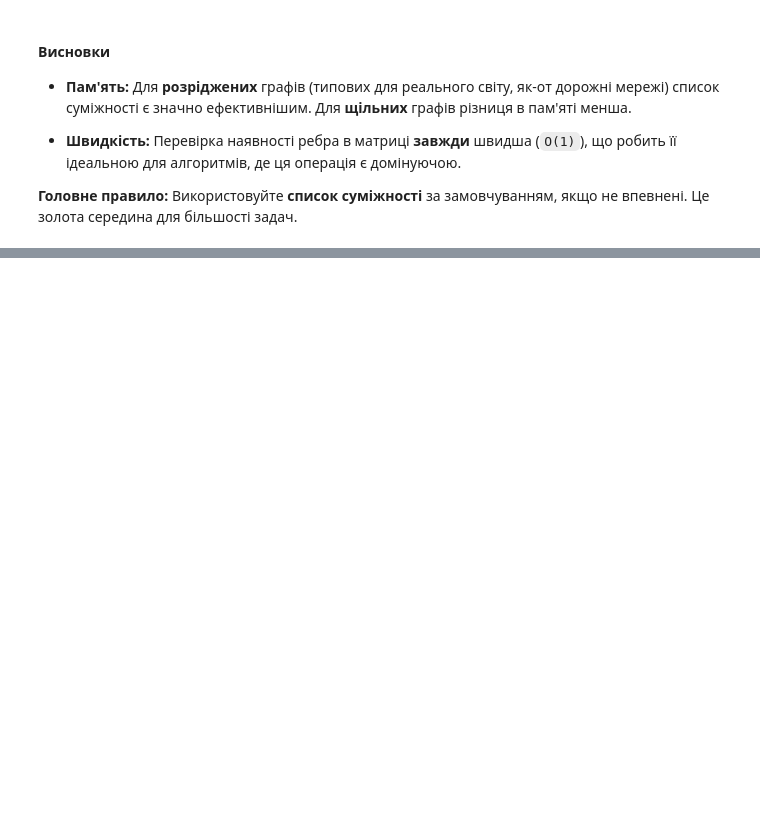
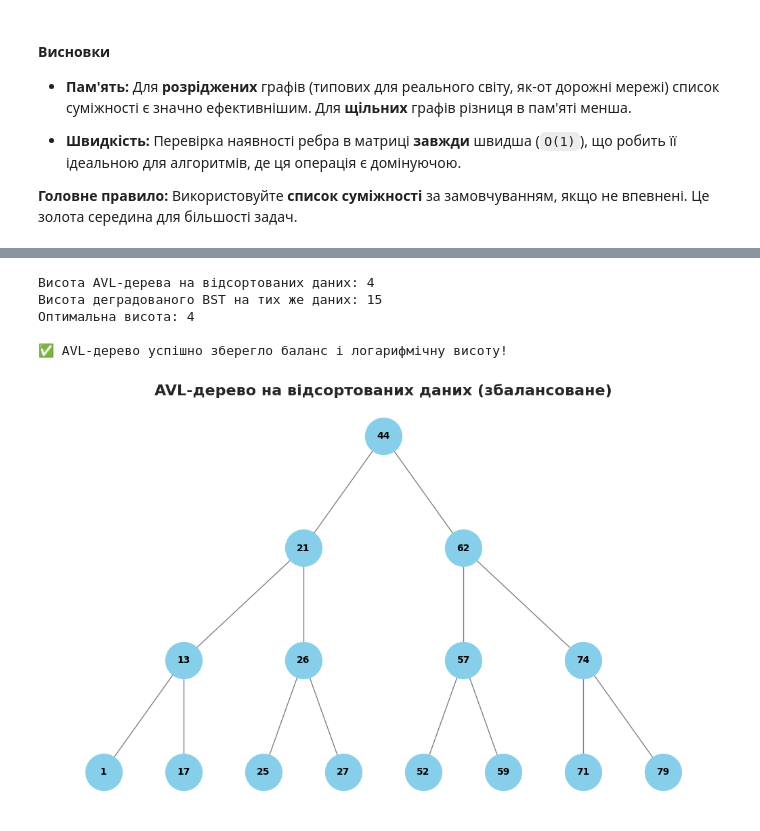
Before and after one commit to yevheniihorbatyuk/design_and_analysis_of_algorithms_hands_on_content, a Jupyter notebook: projects/week_02/main_notebook.ipynb, the cells around one changed output, grey strips where cells are left out. Drawn from its saved outputs; the diff is of its cells as text; code cells hidden in the pictures; blank space fills up the shorter version.

```diff
--- a/projects/week_02/notebook_v2.ipynb
+++ b/projects/week_02/main_notebook.ipynb
@@ -773,0 +961,29 @@ styled_df
+# %%
+# =============================================================================
+# Клітинка 13: AVL-дерево як вирішення проблеми деградації
+# =============================================================================
+from src.data_structures.trees import AVLTree
+
+# Використовуємо ті самі відсортовані дані, що спричинили деградацію BST
+avl_tree = AVLTree()
+for item in data_sorted:
+    avl_tree.insert(item)
+
+height_avl = avl_tree.get_height()
+
+print(f"Висота AVL-дерева на відсортованих даних: {height_avl}")
+print(f"Висота деградованого BST на тих же даних: {height_sorted}")
+print(f"Оптимальна висота: {optimal_height}")
+print("\n✅ AVL-дерево успішно зберегло баланс і логарифмічну висоту!")
+
+# Візуалізація збалансованого дерева
+fig_avl = TreeVisualizer.draw_tree(avl_tree.root, "AVL-дерево на відсортованих даних (збалансоване)")
+plt.savefig('./data/avl_tree_balanced.png', dpi=300, bbox_inches='tight')
+plt.show()
+# %% [output]
+Висота AVL-дерева на відсортованих даних: 4
+Висота деградованого BST на тих же даних: 15
+Оптимальна висота: 4
+
+✅ AVL-дерево успішно зберегло баланс і логарифмічну висоту!
+[figure, added]
```
Also changed, not shown: parts of 53 cells of this notebook, 9 other files.
